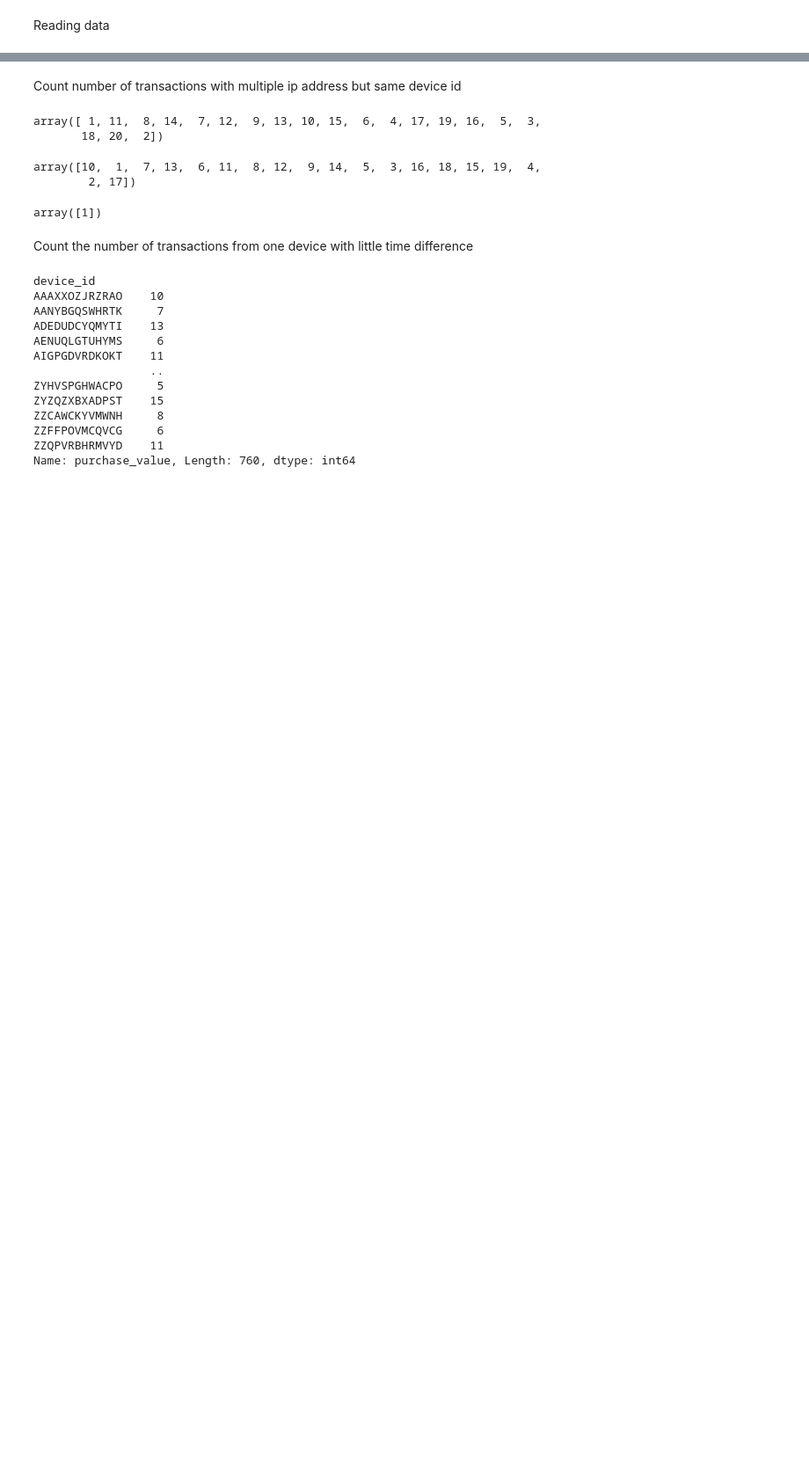
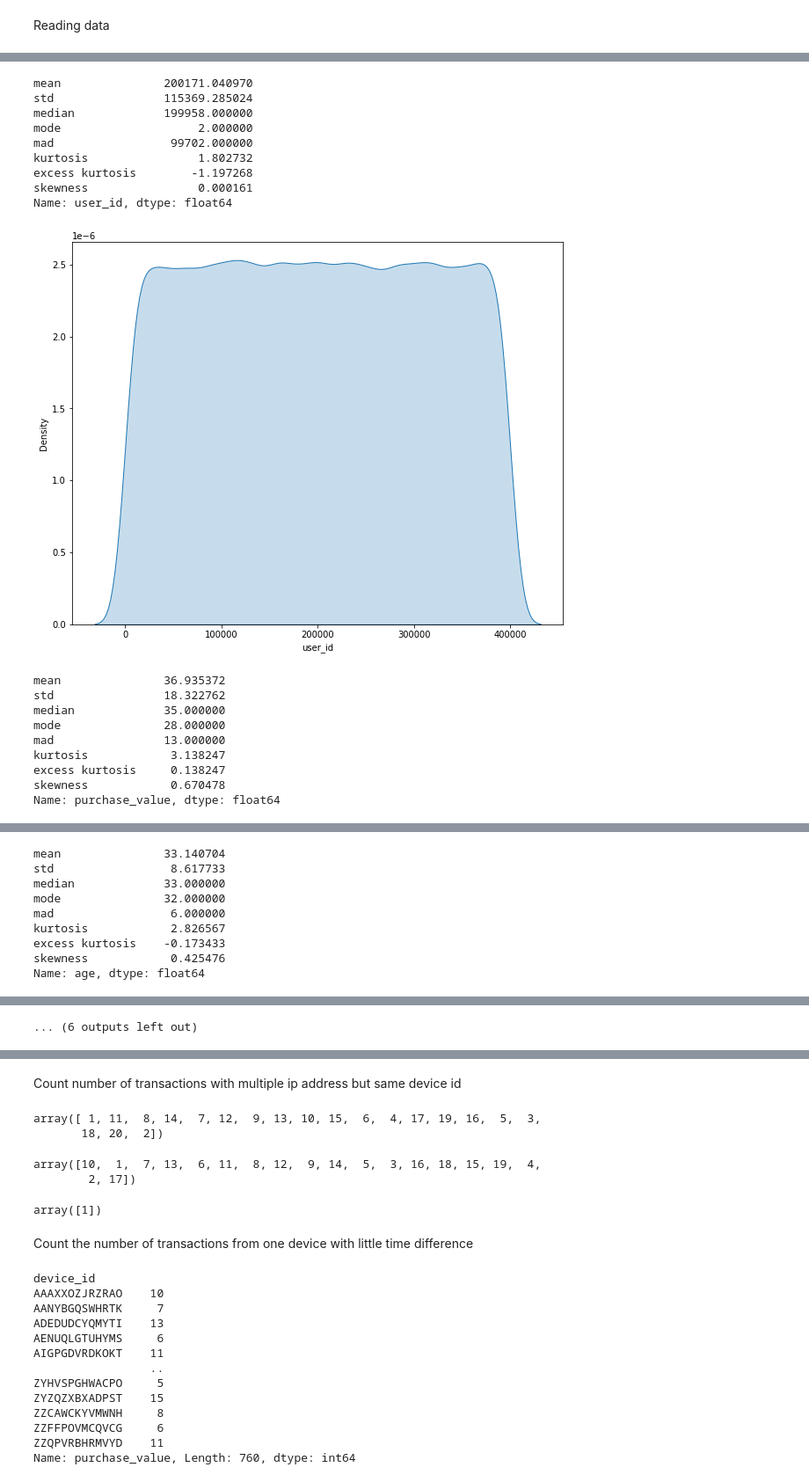
Before and after one commit to KohSiXing/BT4012-Fraud-Analytics, a Jupyter notebook: eda.ipynb, the cells around one changed output, grey strips where cells are left out. Shown at 88% size. Saved outputs shown, nothing was run; the diff lists cells and outputs as text; code cells hidden in the pictures; blank space fills up the shorter version.

Commit message:
added more columns and did eda

```diff
--- a/eda.ipynb
+++ b/eda.ipynb
@@ -7 +98,7 @@ data = pd.read_csv('Fraud_Data.csv')
+# %%
+f_data = data[data["class"] == 1]
+non_f_data = data[data["class"] == 0]
+
+numerical_variables = ['user_id', 'purchase_value', 'age', 'ip_address', 'days', 'seconds', 'freq_device', 'country_count', 'freq_same_purchase']
+cat_variables = ['class', 'source', 'browser', 'sex', 'country', 'quick_purchase', 'month_purchase', 'weekday_purchase', 'period_of_the_day', 'risk_country', 'freq_device_cat', 'freq_same_purchase_cat', 'age_category']
 # %%
@@ -25,0 +175,10 @@ non_f_data = data[data["class"] == 0]
+# %%
+descriptive_stats = data[numerical_variables].describe().loc[['mean', 'std', '50%']].transpose()
+descriptive_stats.columns = ['mean', 'std', 'median']
+descriptive_stats['mode'] = data[numerical_variables].mode().transpose()[0]
+descriptive_stats['mad'] = [stats.median_abs_deviation(data[x]) for x in numerical_variables]
+descriptive_stats['kurtosis'] = [stats.kurtosis(data[x], fisher=False) for x in numerical_variables]
+descriptive_stats['excess kurtosis'] = [stats.kurtosis(data[x], fisher=True) for x in numerical_variables]
+descriptive_stats['skewness'] = [stats.skew(data[x]) for x in numerical_variables]
+
+descriptive_stats
@@ -25,0 +196,26 @@ non_f_data = data[data["class"] == 0]
+# %%
+for var in numerical_variables:
+  fig = plt.figure(figsize = (10, 8))
+  print (descriptive_stats.loc[var])
+  sns.kdeplot(data[var], fill=True)
+  plt.show()
+# %% [output]
+mean               200171.040970
+std                115369.285024
+median             199958.000000
+mode                    2.000000
+mad                 99702.000000
+kurtosis                1.802732
+excess kurtosis        -1.197268
+skewness                0.000161
+Name: user_id, dtype: float64
+[figure, added]
+mean               36.935372
+std                18.322762
+median             35.000000
+mode               28.000000
+mad                13.000000
+kurtosis            3.138247
+excess kurtosis     0.138247
+skewness            0.670478
+Name: purchase_value, dtype: float64
@@ -25,0 +223,9 @@ non_f_data = data[data["class"] == 0]
+mean               33.140704
+std                 8.617733
+median             33.000000
+mode               32.000000
+mad                 6.000000
+kurtosis            2.826567
+excess kurtosis    -0.173433
+skewness            0.425476
+Name: age, dtype: float64
@@ -25,0 +263 @@ non_f_data = data[data["class"] == 0]
+... (6 outputs left out)
```
Also changed, not shown: parts of 33 cells of this notebook.
